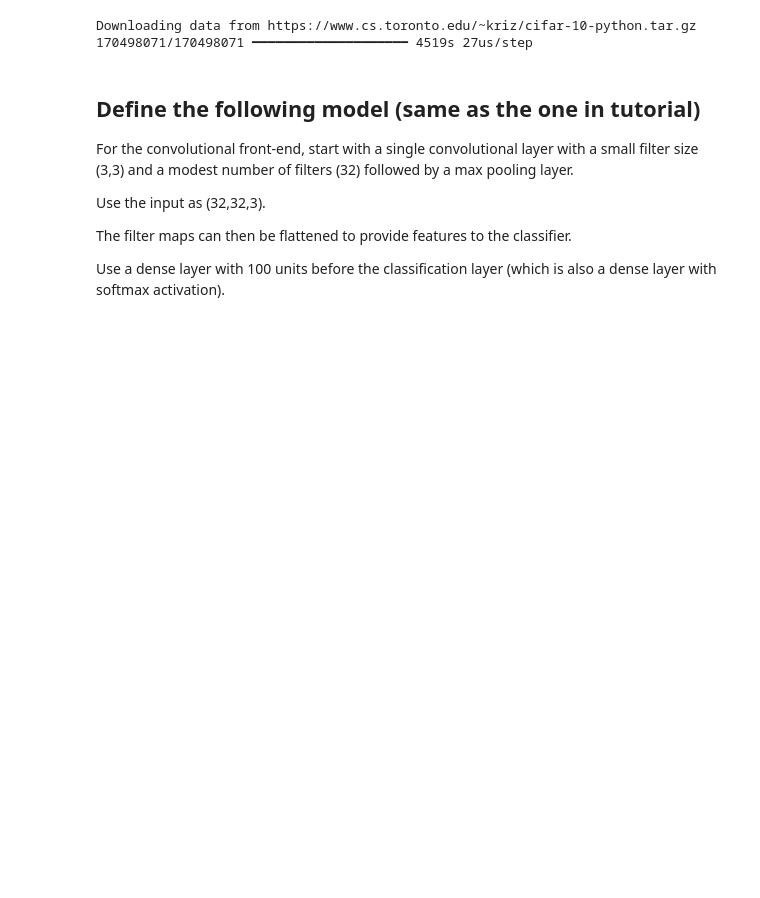
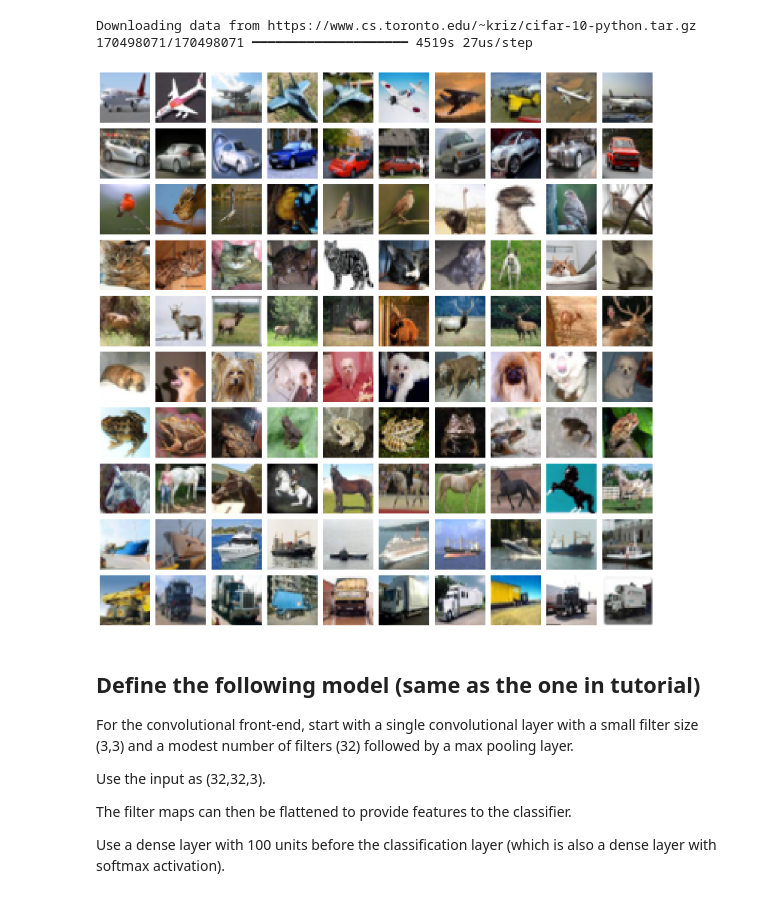
Before and after one commit to alexsocha0-alt/lab-image-classification-using-convolutional-neural-networks, a Jupyter notebook: main.ipynb, the cells around one changed output. Drawn from its saved outputs; the diff is of its cells as text; code cells hidden in the pictures; blank space fills up the shorter version.

```diff
--- a/main.ipynb
+++ b/main.ipynb
@@ -51,3 +49,35 @@ Downloading data from https://www.cs.toronto.edu/~kriz/cifar-10-python.tar.gz
+# %%
+# Your code here :
+
+# Normalize images
+x_train = x_train.astype("float32") / 255.0
+x_test = x_test.astype("float32") / 255.0
+
+# One-hot encode labels
+y_train = to_categorical(y_train, 10)
+y_test = to_categorical(y_test, 10)
+
+# Show 10 random images from each class
+class_names = [
+    "airplane", "automobile", "bird", "cat", "deer",
+    "dog", "frog", "horse", "ship", "truck"
+]
+
+plt.figure(figsize=(15, 15))
+
+for class_id in range(10):
+    idx = np.where(np.argmax(y_train, axis=1) == class_id)[0]
+    random_idx = np.random.choice(idx, 10, replace=False)
+
+    for j, img_idx in enumerate(random_idx):
+        plt.subplot(10, 10, class_id * 10 + j + 1)
+        plt.imshow(x_train[img_idx])
+        plt.axis("off")
+
+plt.tight_layout()
+plt.show()
+# %% [output]
+[figure, added]
 # %% [markdown]
 ## Define the following model (same as the one in tutorial)
 
```
Also changed, not shown: parts of 3 cells of this notebook.
